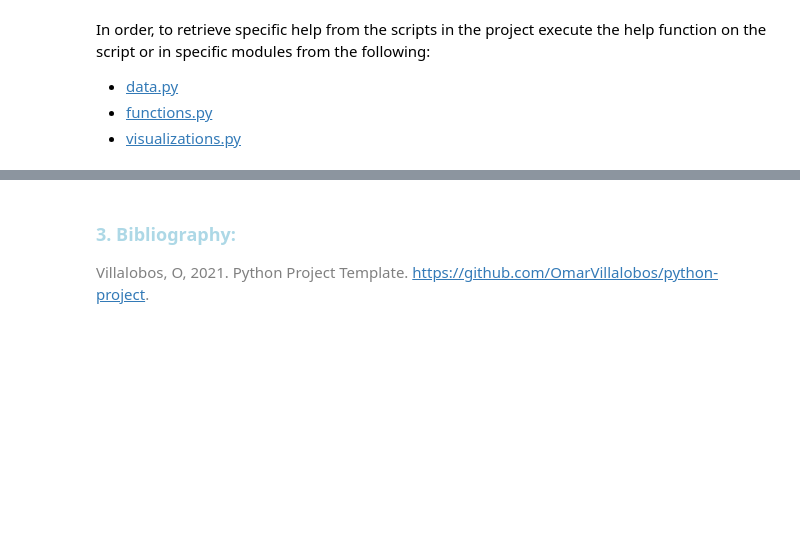
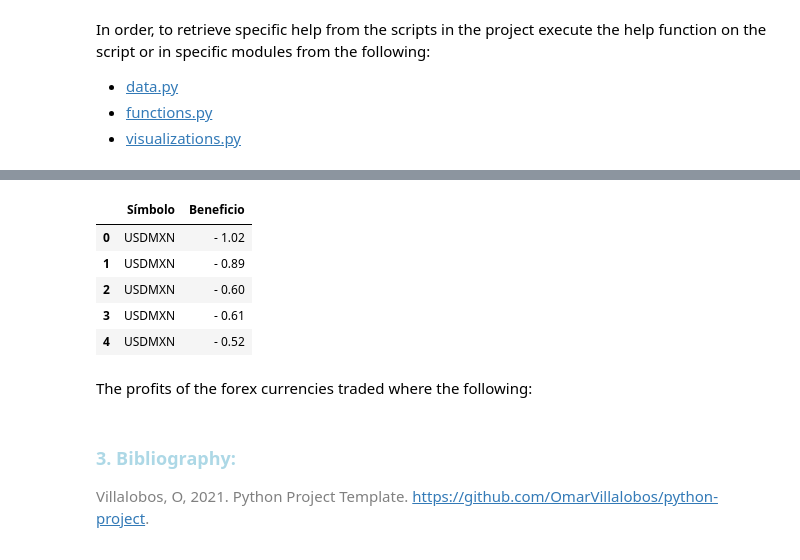
Before and after one commit to EstebanMqz/MyST_LAB_3_E3, a Jupyter notebook: notebook.ipynb, the cells around one changed output, grey strips where cells are left out. Saved outputs shown, nothing was run; the diff lists cells and outputs as text; code cells hidden in the pictures; blank space fills up the shorter version.

```diff
--- a/notebook.ipynb
+++ b/notebook.ipynb
@@ -137,0 +178,12 @@ In order, to retrieve specific help from the scripts in the project execute the
+# %%
+Pi=data[['Símbolo', 'Beneficio']]
+Pi.head()
+# %% [output]
+|  | Símbolo | Beneficio |
+| 0 | USDMXN | - 1.02 |
+| 1 | USDMXN | - 0.89 |
+| 2 | USDMXN | - 0.60 |
+| 3 | USDMXN | - 0.61 |
+| 4 | USDMXN | - 0.52 |
+# %% [markdown]
+The profits of the forex currencies traded where the following:
```
Also changed, not shown: parts of 9 cells of this notebook, 2 other files.
